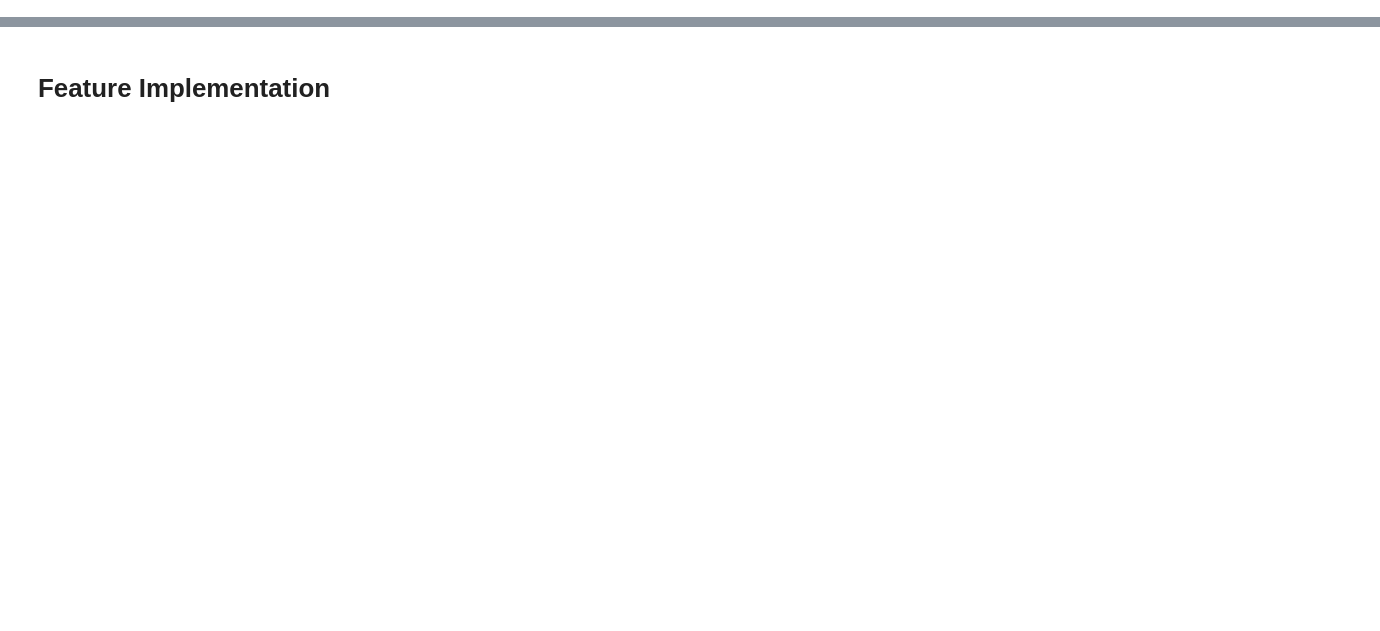
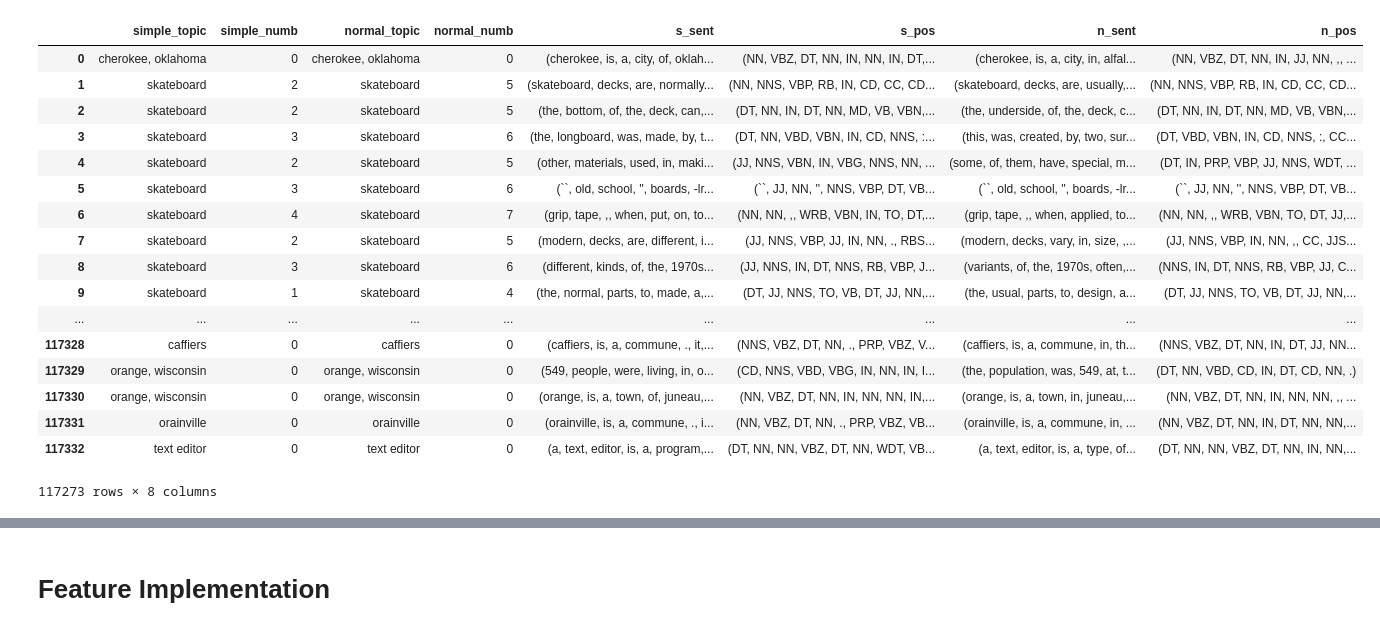
Before and after one commit to PaulOpu/TS_LossFunction, a Jupyter notebook: code/feature_experiments.ipynb, the cells around one changed output, grey strips where cells are left out. Drawn from its saved outputs; the diff is of its cells as text; code cells hidden in the pictures; blank space fills up the shorter version.

```diff
--- a/code/feature_experiments.ipynb
+++ b/code/feature_experiments.ipynb
@@ -32,3 +49,25 @@ df["n_pos"] = df[[n_sent_col]].apply(lambda x: x[n_sent_col][1],axis=1)
+# %%
+#Drop previous columns
+df.drop([s_sent_col,n_sent_col],axis=1)
+# %% [output]
+|  | simple_topic | simple_numb | normal_topic | normal_numb | s_sent | s_pos | n_sent | n_pos |
+| 0 | cherokee, oklahoma | 0 | cherokee, oklahoma | 0 | (cherokee, is, a, city, of, oklah... | (NN, VBZ, DT, NN, IN, NN, IN, DT,... | (cherokee, is, a, city, in, alfal... | (NN, VBZ, DT, NN, IN, JJ, NN, ,, ... |
+| 1 | skateboard | 2 | skateboard | 5 | (skateboard, decks, are, normally... | (NN, NNS, VBP, RB, IN, CD, CC, CD... | (skateboard, decks, are, usually,... | (NN, NNS, VBP, RB, IN, CD, CC, CD... |
+| 2 | skateboard | 2 | skateboard | 5 | (the, bottom, of, the, deck, can,... | (DT, NN, IN, DT, NN, MD, VB, VBN,... | (the, underside, of, the, deck, c... | (DT, NN, IN, DT, NN, MD, VB, VBN,... |
+| 3 | skateboard | 3 | skateboard | 6 | (the, longboard, was, made, by, t... | (DT, NN, VBD, VBN, IN, CD, NNS, :... | (this, was, created, by, two, sur... | (DT, VBD, VBN, IN, CD, NNS, :, CC... |
+| 4 | skateboard | 2 | skateboard | 5 | (other, materials, used, in, maki... | (JJ, NNS, VBN, IN, VBG, NNS, NN, ... | (some, of, them, have, special, m... | (DT, IN, PRP, VBP, JJ, NNS, WDT, ... |
+| 5 | skateboard | 3 | skateboard | 6 | (``, old, school, '', boards, -lr... | (``, JJ, NN, '', NNS, VBP, DT, VB... | (``, old, school, '', boards, -lr... | (``, JJ, NN, '', NNS, VBP, DT, VB... |
+| 6 | skateboard | 4 | skateboard | 7 | (grip, tape, ,, when, put, on, to... | (NN, NN, ,, WRB, VBN, IN, TO, DT,... | (grip, tape, ,, when, applied, to... | (NN, NN, ,, WRB, VBN, TO, DT, JJ,... |
+| 7 | skateboard | 2 | skateboard | 5 | (modern, decks, are, different, i... | (JJ, NNS, VBP, JJ, IN, NN, ., RBS... | (modern, decks, vary, in, size, ,... | (JJ, NNS, VBP, IN, NN, ,, CC, JJS... |
+| 8 | skateboard | 3 | skateboard | 6 | (different, kinds, of, the, 1970s... | (JJ, NNS, IN, DT, NNS, RB, VBP, J... | (variants, of, the, 1970s, often,... | (NNS, IN, DT, NNS, RB, VBP, JJ, C... |
+| 9 | skateboard | 1 | skateboard | 4 | (the, normal, parts, to, made, a,... | (DT, JJ, NNS, TO, VB, DT, JJ, NN,... | (the, usual, parts, to, design, a... | (DT, JJ, NNS, TO, VB, DT, JJ, NN,... |
+| ... | ... | ... | ... | ... | ... | ... | ... | ... |
+| 117328 | caffiers | 0 | caffiers | 0 | (caffiers, is, a, commune, ., it,... | (NNS, VBZ, DT, NN, ., PRP, VBZ, V... | (caffiers, is, a, commune, in, th... | (NNS, VBZ, DT, NN, IN, DT, JJ, NN... |
+| 117329 | orange, wisconsin | 0 | orange, wisconsin | 0 | (549, people, were, living, in, o... | (CD, NNS, VBD, VBG, IN, NN, IN, I... | (the, population, was, 549, at, t... | (DT, NN, VBD, CD, IN, DT, CD, NN, .) |
+| 117330 | orange, wisconsin | 0 | orange, wisconsin | 0 | (orange, is, a, town, of, juneau,... | (NN, VBZ, DT, NN, IN, NN, NN, IN,... | (orange, is, a, town, in, juneau,... | (NN, VBZ, DT, NN, IN, NN, NN, ,, ... |
+| 117331 | orainville | 0 | orainville | 0 | (orainville, is, a, commune, ., i... | (NN, VBZ, DT, NN, ., PRP, VBZ, VB... | (orainville, is, a, commune, in, ... | (NN, VBZ, DT, NN, IN, DT, NN, NN,... |
+| 117332 | text editor | 0 | text editor | 0 | (a, text, editor, is, a, program,... | (DT, NN, NN, VBZ, DT, NN, WDT, VB... | (a, text, editor, is, a, type, of... | (DT, NN, NN, VBZ, DT, NN, IN, NN,... |
+117273 rows × 8 columns
 # %%
 df = df.drop([s_sent_col,n_sent_col],axis=1)
 # %%
```
Also changed, not shown: parts of 25 cells of this notebook, 1 other file.
